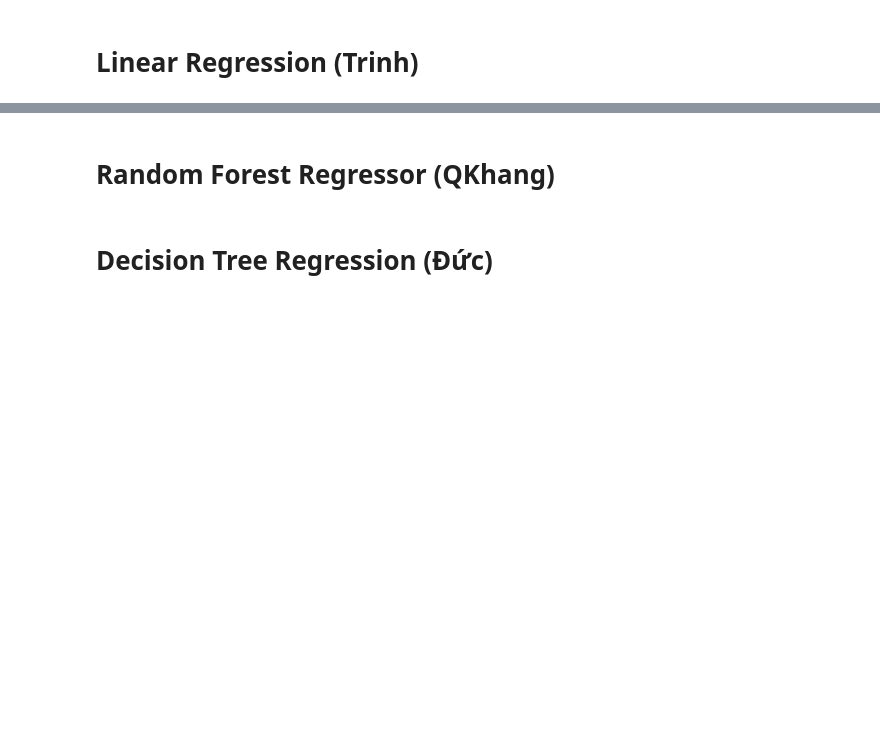
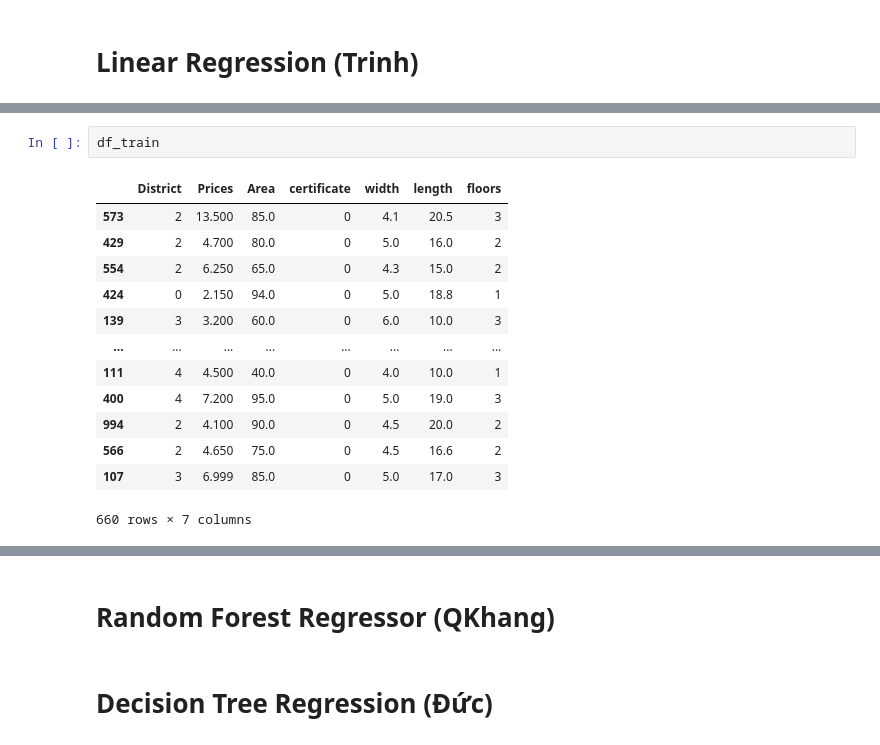
Before and after one commit to Truongquangkhang/Real_estate_in_DaNang, a Jupyter notebook: Khang/Feature_engineering.ipynb, the cells around one changed output, grey strips where cells are left out. Cells and saved outputs as stored; diff of their text form; blank space fills up the shorter version.

```diff
--- a/Khang/Feature_engineering.ipynb
+++ b/Khang/Feature_engineering.ipynb
@@ -597,0 +689,16 @@ df.head(5)
+# %%
+df_train
+# %% [output]
+|  | District | Prices | Area | certificate | width | length | floors |
+| 573 | 2 | 13.500 | 85.0 | 0 | 4.1 | 20.5 | 3 |
+| 429 | 2 | 4.700 | 80.0 | 0 | 5.0 | 16.0 | 2 |
+| 554 | 2 | 6.250 | 65.0 | 0 | 4.3 | 15.0 | 2 |
+| 424 | 0 | 2.150 | 94.0 | 0 | 5.0 | 18.8 | 1 |
+| 139 | 3 | 3.200 | 60.0 | 0 | 6.0 | 10.0 | 3 |
+| ... | ... | ... | ... | ... | ... | ... | ... |
+| 111 | 4 | 4.500 | 40.0 | 0 | 4.0 | 10.0 | 1 |
+| 400 | 4 | 7.200 | 95.0 | 0 | 5.0 | 19.0 | 3 |
+| 994 | 2 | 4.100 | 90.0 | 0 | 4.5 | 20.0 | 2 |
+| 566 | 2 | 4.650 | 75.0 | 0 | 4.5 | 16.6 | 2 |
+| 107 | 3 | 6.999 | 85.0 | 0 | 5.0 | 17.0 | 3 |
+660 rows × 7 columns
```
Also changed, not shown: parts of 47 cells of this notebook.
